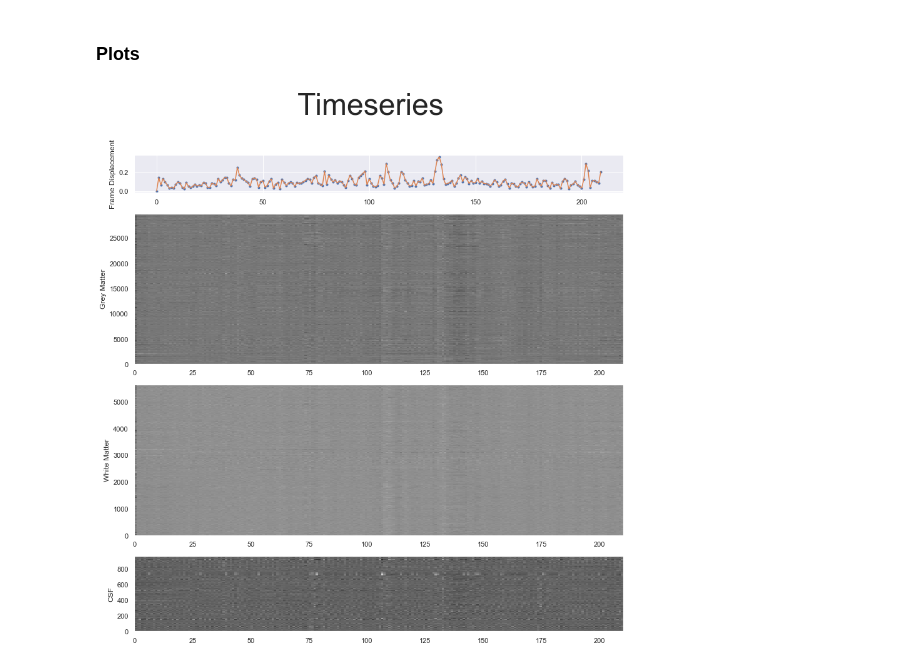
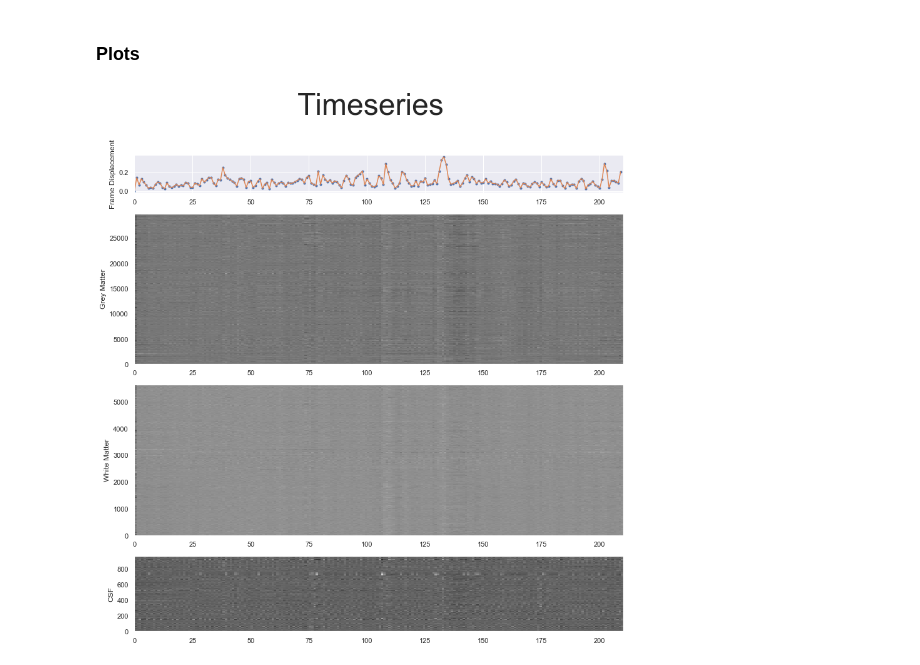
Before and after one commit to pstetz/psyc250, a Jupyter notebook: hw2/carpet_plot.ipynb, the cells around one changed output. Saved outputs shown, nothing was run; the diff lists cells and outputs as text; code cells hidden in the pictures.

Commit message:
fix xlim of fd subplot

```diff
--- a/hw2/carpet_plot.ipynb
+++ b/hw2/carpet_plot.ipynb
@@ -46,22 +44,23 @@ fd  = [float(e.replace("\n", "")) for e in fd]
 # %%
 ### Setup
 num_voxels = reduce(lambda x, y: x*y, gm_data.shape)
 num_vols   = rs_data.shape[-1]
 new_shape  = (num_voxels, num_vols)
 fig, axarr = plt.subplots(4, 1, figsize=(14, 14), gridspec_kw={"height_ratios": [1, 4, 4, 2]})
 fig.suptitle("Timeseries", fontsize=48)
 
 ### Plot frame displacement timeseries
 axarr[0].plot(fd, ".")
 axarr[0].plot(fd)
+axarr[0].set_xlim([0, num_vols])
 axarr[0].set_ylabel("Frame Displacement")
 
 ### Plot GM, WM, CSF timeseries
 timeseries = zip([gm_data, wm_data, csf_data], ["Grey Matter", "White Matter", "CSF"])
 for i, (mask_data, label) in enumerate(timeseries):
     signal = get_signal(rs_data, mask_data, new_shape)
     axarr[i+1].imshow(signal, extent=[0, num_vols, 0, signal.shape[0]], cmap="gist_gray", aspect="auto")
     axarr[i+1].set_ylabel(f"{label}")
     axarr[i+1].grid(None);
 # %% [output]
-[figure, old version]
+[figure, new version]
```
Also changed, not shown: parts of 1 cell of this notebook, 1 other file.
